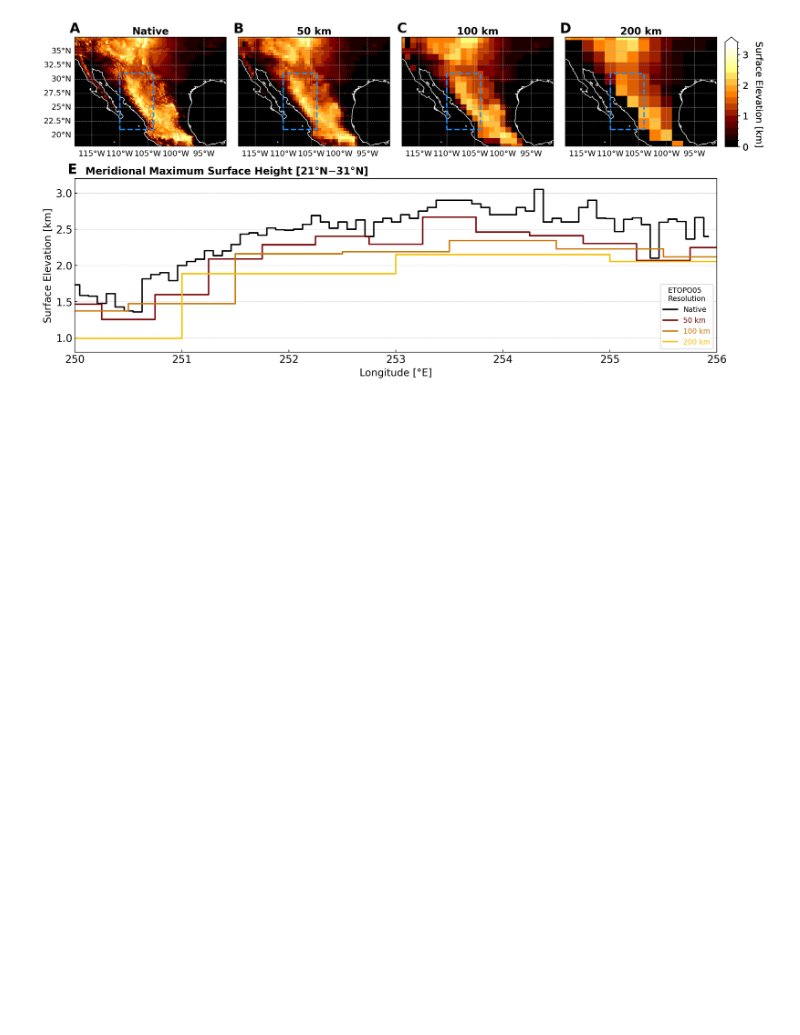
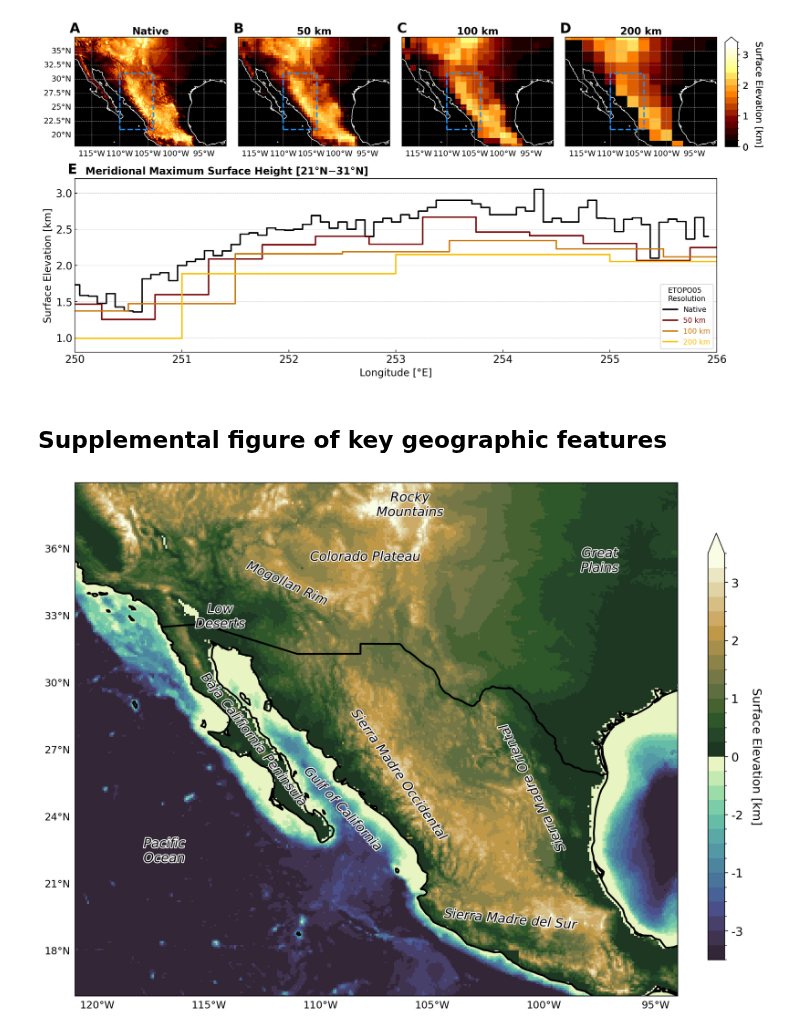
Before and after one commit to dervlamk/nam-topo-sensitivity, a Jupyter notebook: notebooks/topography_obs_models_comparisons.ipynb, the cells around one changed output. Saved outputs shown, nothing was run; the diff lists cells and outputs as text; code cells hidden in the pictures; blank space fills up the shorter version.

```diff
--- a/notebooks/topography_obs_models_comparisons.ipynb
+++ b/notebooks/topography_obs_models_comparisons.ipynb
@@ -86,0 +147,4 @@ hrmip['high'] = xr.open_dataset(f'{dpath0}/nam-topo-sensitivity/highresmip_diagn
+# %%
+## +++ LOAD PRE-SET SUB-DOMAIN BOUNDARIES +++ ##
+coords_map, regions = nam_regions()
+domains = list(coords_map.keys())
@@ -454,3 +655,74 @@ plt.savefig('../figs/topo_idealized_smo_profiles.png', transparent=False, bbox_i
 plt.savefig('../figs/topo_idealized_smo_profiles.pdf', transparent=False, bbox_inches='tight')
 # %% [output]
 [figure]
+# %% [markdown]
+## Supplemental figure of key geographic features
+# %%
+# --- settings ---
+patch_kw  = {'ec':'dodgerblue', 'lw':2, 'ls':'--', 'fc':'none', 'clip_on':False, 'zorder':100}
+text_kw = {'ha':'center', 'color':'k', 'fontsize':14, 'fontweight':'light', 'fontstyle':'italic', 'fontname':'Bitstream Vera Sans'}
+cmap      = cmocean.tools.lighten(cmo.topo, 0.95)
+levels    = np.linspace(-3500, 3500, 29)
+norm      = mpl.colors.BoundaryNorm(levels, cmap.N)
+trans     = ccrs.PlateCarree()
+proj      = ccrs.PlateCarree()
+map_bnds  = [-121., -94., 16., 39]
+
+# --- layout ---
+fig, ax = plt.subplots(1, 1, figsize=(10, 8), layout='constrained', subplot_kw={'projection':proj})
+
+cf = ax.pcolormesh(etopo_full.lon, etopo_full.lat, etopo_full, cmap=cmap, norm=norm, transform=trans)
+#cf = ax.pcolormesh(hrmip['high'].lon, hrmip['high'].lat, hrmip['high'], cmap=cmap, norm=norm, transform=trans)
+
+ax.coastlines(color='k', linewidth=2)
+#ax.add_feature(cfeature.STATES, edgecolor='k', linewidth=2)
+ax.add_feature(cfeature.BORDERS, edgecolor='k', linewidth=2)
+ax.set_extent(map_bnds, crs=trans)
+#ax.set_title(title, fontsize=14, fontweight='bold', pad=4)
+
+# regional boxes
+"""
+poly1 = patches.Polygon(coords_map['north'], closed=True, ec='firebrick', fc='none', lw=3, ls='--',
+                        transform=ccrs.PlateCarree(), zorder=100)
+ax.add_patch(poly1)
+poly2 = patches.Polygon(coords_map['south'], closed=True, ec='red', fc='none', lw=3, ls='--',
+                        transform=ccrs.PlateCarree(), zorder=100)
+ax.add_patch(poly2)
+"""
+# --- labels --- #
+#ax.text(-114, 34.75,'NORTHERN', color='firebrick', fontsize=11, fontweight='bold').set_path_effects([pe.withStroke(linewidth=2.5, foreground='white')])
+#ax.text(-112, 20.25,'SOUTHERN', color='red', fontsize=11, fontweight='bold').set_path_effects([pe.withStroke(linewidth=2.5, foreground='white')])
+ax.text(-106, 37.5,'Rocky\nMountains', rotation=0, **text_kw).set_path_effects([pe.withStroke(linewidth=2, foreground='white')])
+ax.text(-97.5, 35,'Great\nPlains', rotation=0, **text_kw).set_path_effects([pe.withStroke(linewidth=2, foreground='white')])
+ax.text(-108, 35.5,'Colorado Plateau', rotation=0, **text_kw).set_path_effects([pe.withStroke(linewidth=2, foreground='white')])
+ax.text(-111.5, 33.5,'Mogollan Rim', rotation=-25, **text_kw).set_path_effects([pe.withStroke(linewidth=2, foreground='white')])
+ax.text(-114.5, 32.5,'Low\nDeserts', rotation=0, **text_kw).set_path_effects([pe.withStroke(linewidth=2, foreground='white')])
+ax.text(-106.5, 23,'Sierra Madre Occidental', rotation=-55, **text_kw).set_path_effects([pe.withStroke(linewidth=2, foreground='white')])
+ax.text(-100.5, 22.5,'Sierra Madre Oriental', rotation=115, **text_kw).set_path_effects([pe.withStroke(linewidth=2, foreground='white')])
+ax.text(-101.5, 19,'Sierra Madre del Sur', rotation=-5, **text_kw).set_path_effects([pe.withStroke(linewidth=2, foreground='white')])
+ax.text(-113, 24.5,'Baja Califiornia Peninsula', rotation=-52.5, **text_kw).set_path_effects([pe.withStroke(linewidth=2, foreground='white')])
+ax.text(-109, 22.5,'Gulf of California', rotation=-47.5, **text_kw).set_path_effects([pe.withStroke(linewidth=2, foreground='white')])
+ax.text(-117, 22,'Pacific\nOcean', rotation=0, **text_kw).set_path_effects([pe.withStroke(linewidth=2, foreground='white')])
+
+# --- formatting --- #
+gl = ax.gridlines(crs=trans, lw=0.5, colors='black', alpha=0, linestyle='--', draw_labels=True, zorder=10)
+gl.left_labels = True; gl.bottom_labels = True; gl.top_labels = False; gl.right_labels = False
+gl.xformatter = LONGITUDE_FORMATTER
+gl.yformatter = LATITUDE_FORMATTER
+gl.xlabel_style = {'color':'black', 'weight':'normal', 'size':11}
+gl.ylabel_style = {'color':'black', 'weight':'normal', 'size':11}
+
+# --- colorbar --- #
+cax = fig.add_axes([1.0, 0.1, 0.025, 0.8])
+cbar = fig.colorbar(cf, cax=cax, extend='max', orientation='vertical')
+cbar.set_ticks([-3000, -1000, -2000, 0, 1000, 2000, 3000])
+cbar.set_ticklabels([-3, -2, -1, 0, 1, 2, 3])
+cbar.set_label('Surface Elevation [km]', labelpad=20, rotation=270, size=13, fontweight='normal', ha='center')
+cbar.ax.tick_params(labelsize=13)
+for tick in cbar.ax.yaxis.get_major_ticks():
+    tick.label1.set_fontweight('normal')
+
+#plt.savefig('../figs/study_region_geographic_features.png', transparent=False, bbox_inches='tight', dpi=150)
+#plt.savefig('../figs/study_region_geographic_features.pdf', transparent=False, bbox_inches='tight')
+# %% [output]
+[figure, added]
```
Also changed, not shown: parts of 7 cells of this notebook.
